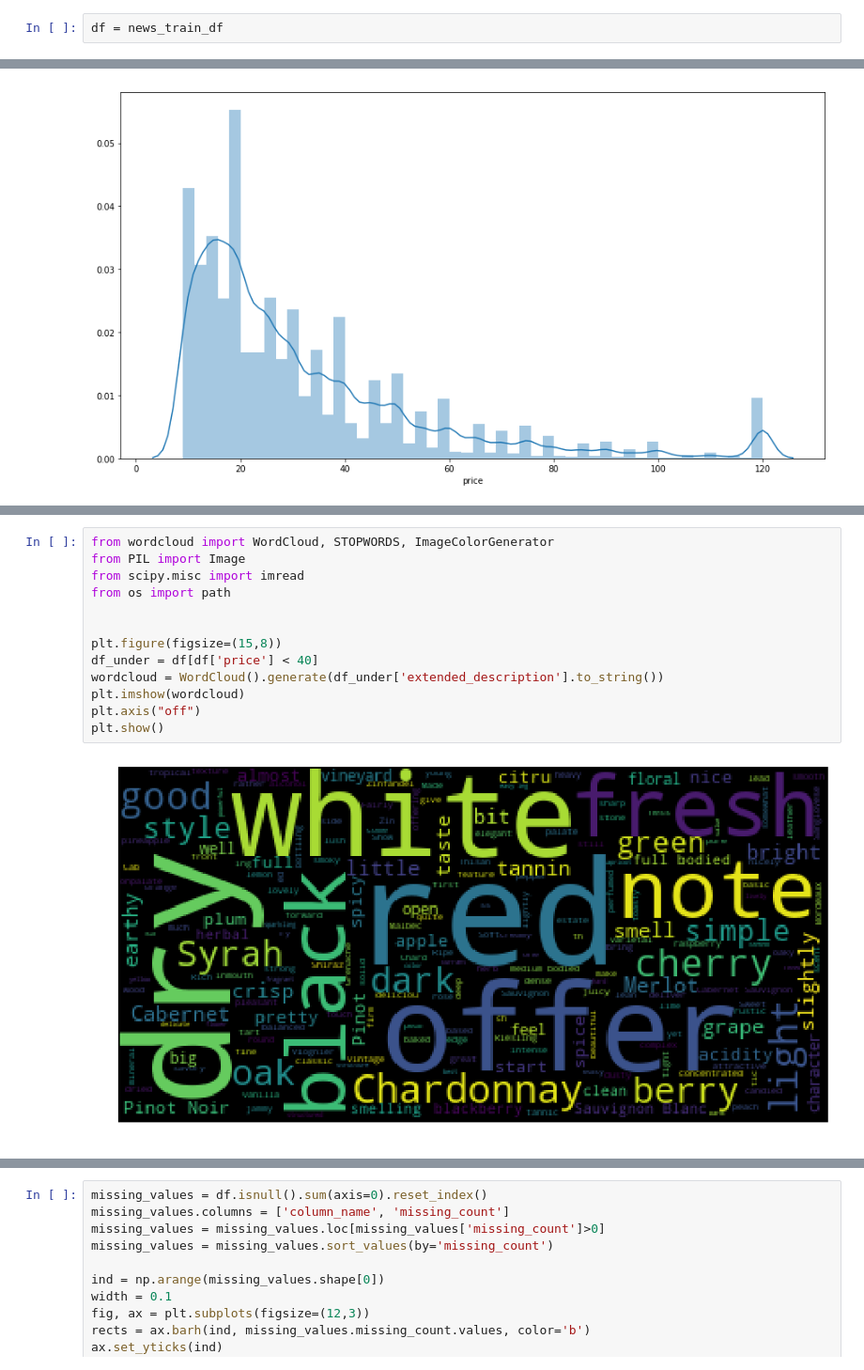
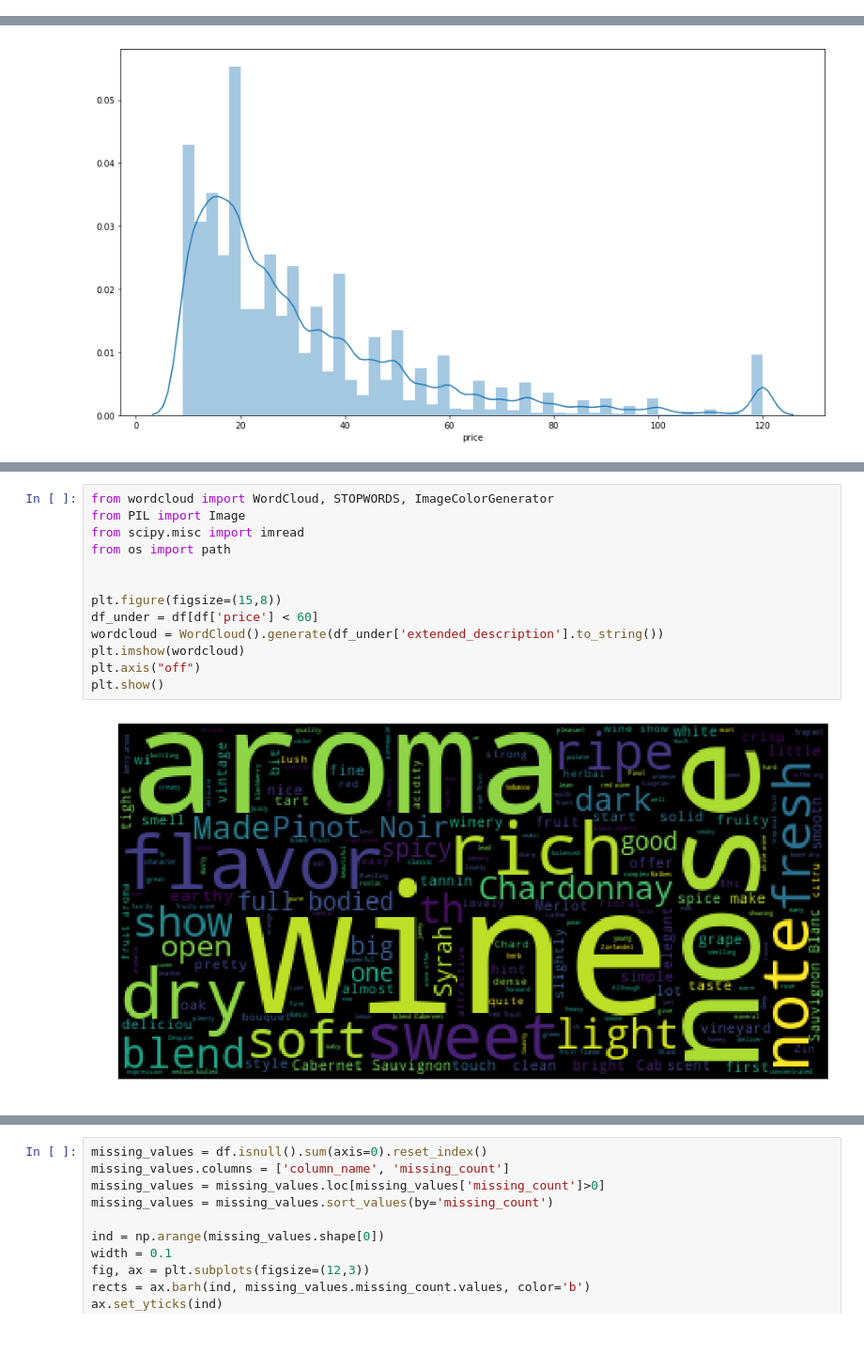
Before and after one commit to Ryan-Ashton/ML_App, a Jupyter notebook: Wine_Review_Price_Prediction.ipynb, the cells around one changed output, grey strips where cells are left out. Shown at 94% size. Cells and saved outputs as stored; diff of their text form; blank space fills up the shorter version.

```diff
--- a/Wine_Review_Price_Prediction.ipynb
+++ b/Wine_Review_Price_Prediction.ipynb
@@ -88,5 +86,3 @@ news_train_df = remove_outliers(df, columns_outlier)
 news_train_df.shape
 # %% [output]
 (97851, 10)
-# %%
-df = news_train_df
@@ -309,18 +275,18 @@ Counter(" ".join(df["extended_description"]).split()).most_common(100)
 # %%
 from wordcloud import WordCloud, STOPWORDS, ImageColorGenerator
 from PIL import Image
 from scipy.misc import imread
 from os import path
 
 
 plt.figure(figsize=(15,8))
-df_under = df[df['price'] < 40]
+df_under = df[df['price'] < 60]
 wordcloud = WordCloud().generate(df_under['extended_description'].to_string())
 plt.imshow(wordcloud)
 plt.axis("off")
 plt.show()
 # %% [output]
-[figure, old version]
+[figure, new version]
 # %%
 Counter(" ".join(df_under["extended_description"]).split()).most_common(50)
 # %% [output]
```
Also changed, not shown: parts of 16 cells of this notebook, 4 other files.
